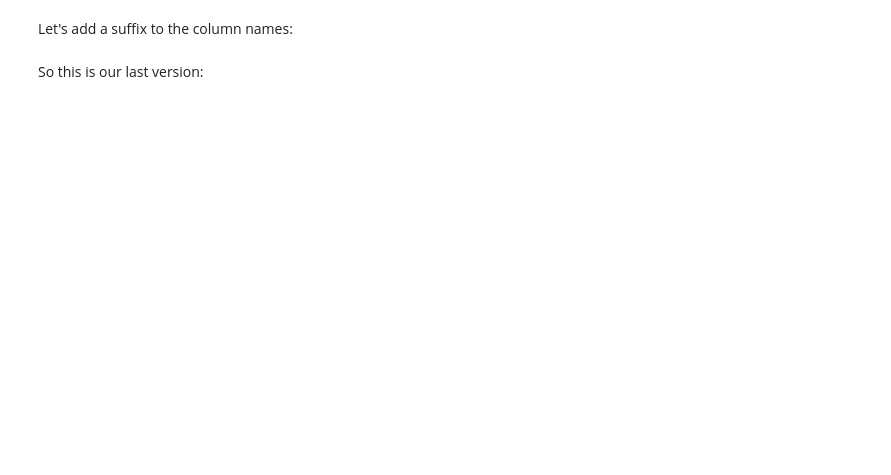
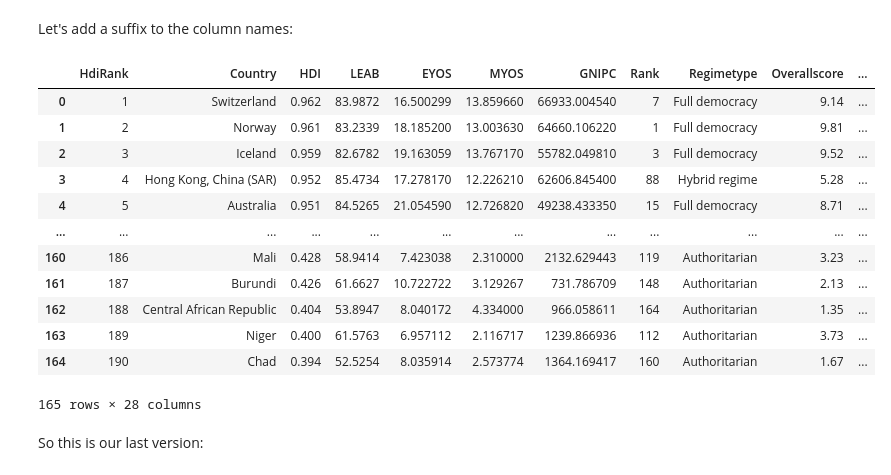
Before and after one commit to eScienceWinterSchool/PythonSession, a Jupyter notebook: index.ipynb, the cells around one changed output. Drawn from its saved outputs; the diff is of its cells as text; code cells hidden in the pictures; blank space fills up the shorter version.

```diff
--- a/index.ipynb
+++ b/index.ipynb
@@ -740,7 +1110,7 @@ from sklearn.preprocessing import MinMaxScaler
 
 scaler = MinMaxScaler()
 
-df_minmax = scaler.fit_transform(hdidem.loc[:,colsToScale].to_numpy())
+df_minmax = scaler.fit_transform(HdiDemo_2.loc[:,colsToScale].to_numpy())
 df_scaled = pd.DataFrame(df_minmax, columns=colsToScale)
 # %% [markdown]
 Let's explore the result:
@@ -755,7 +1142,21 @@ Let's add a suffix to the column names:
 df_scaled.columns=df_scaled.columns+"_mM"
 # %%
 # concat to the right (instead of bottom) with axis=1
-pd.concat([hdidem,df_scaled],axis=1)
+pd.concat([HdiDemo_2,df_scaled],axis=1)
+# %% [output]
+|  | HdiRank | Country | HDI | LEAB | EYOS | MYOS | GNIPC | Rank | Regimetype | Overallscore | ... |
+| 0 | 1 | Switzerland | 0.962 | 83.9872 | 16.500299 | 13.859660 | 66933.004540 | 7 | Full democracy | 9.14 | ... |
+| 1 | 2 | Norway | 0.961 | 83.2339 | 18.185200 | 13.003630 | 64660.106220 | 1 | Full democracy | 9.81 | ... |
+| 2 | 3 | Iceland | 0.959 | 82.6782 | 19.163059 | 13.767170 | 55782.049810 | 3 | Full democracy | 9.52 | ... |
+| 3 | 4 | Hong Kong, China (SAR) | 0.952 | 85.4734 | 17.278170 | 12.226210 | 62606.845400 | 88 | Hybrid regime | 5.28 | ... |
+| 4 | 5 | Australia | 0.951 | 84.5265 | 21.054590 | 12.726820 | 49238.433350 | 15 | Full democracy | 8.71 | ... |
+| ... | ... | ... | ... | ... | ... | ... | ... | ... | ... | ... | ... |
+| 160 | 186 | Mali | 0.428 | 58.9414 | 7.423038 | 2.310000 | 2132.629443 | 119 | Authoritarian | 3.23 | ... |
+| 161 | 187 | Burundi | 0.426 | 61.6627 | 10.722722 | 3.129267 | 731.786709 | 148 | Authoritarian | 2.13 | ... |
+| 162 | 188 | Central African Republic | 0.404 | 53.8947 | 8.040172 | 4.334000 | 966.058611 | 164 | Authoritarian | 1.35 | ... |
+| 163 | 189 | Niger | 0.400 | 61.5763 | 6.957112 | 2.116717 | 1239.866936 | 112 | Authoritarian | 3.73 | ... |
+| 164 | 190 | Chad | 0.394 | 52.5254 | 8.035914 | 2.573774 | 1364.169417 | 160 | Authoritarian | 1.67 | ... |
+165 rows × 28 columns
 # %% [markdown]
 So this is our last version:
 # %%
```
Also changed, not shown: parts of 111 cells of this notebook, 36 other files.
